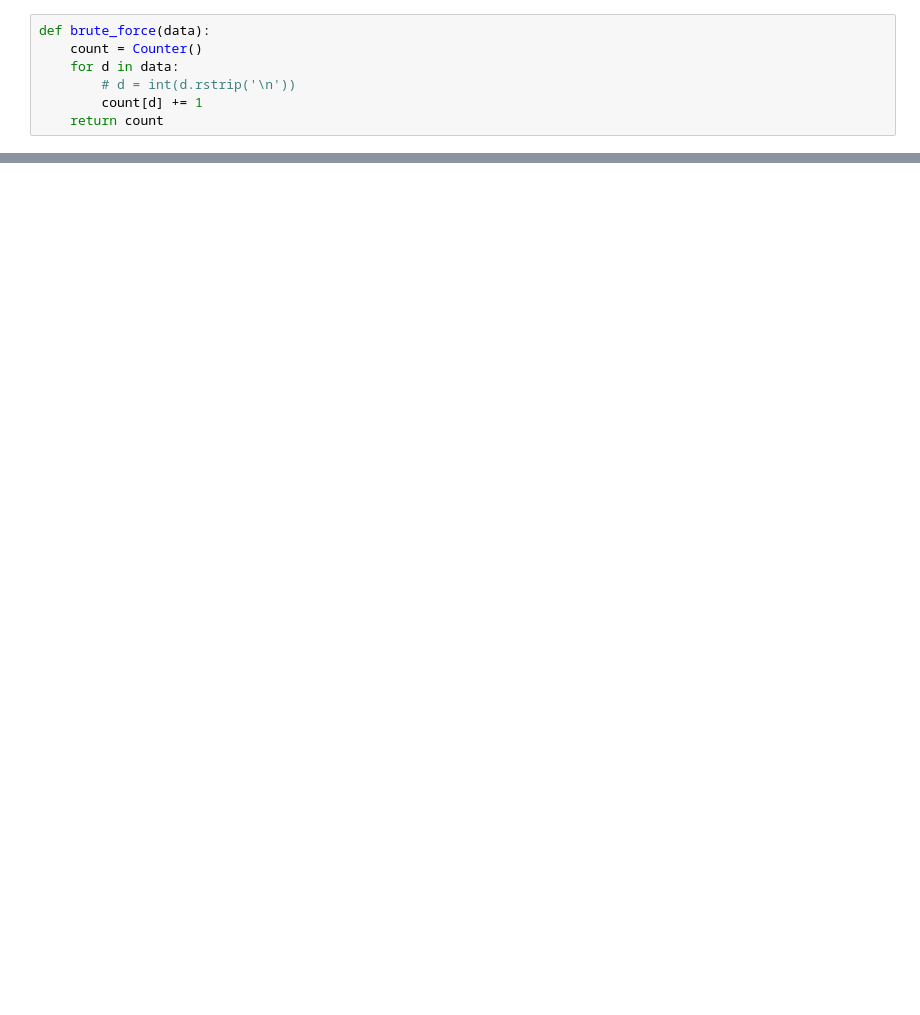
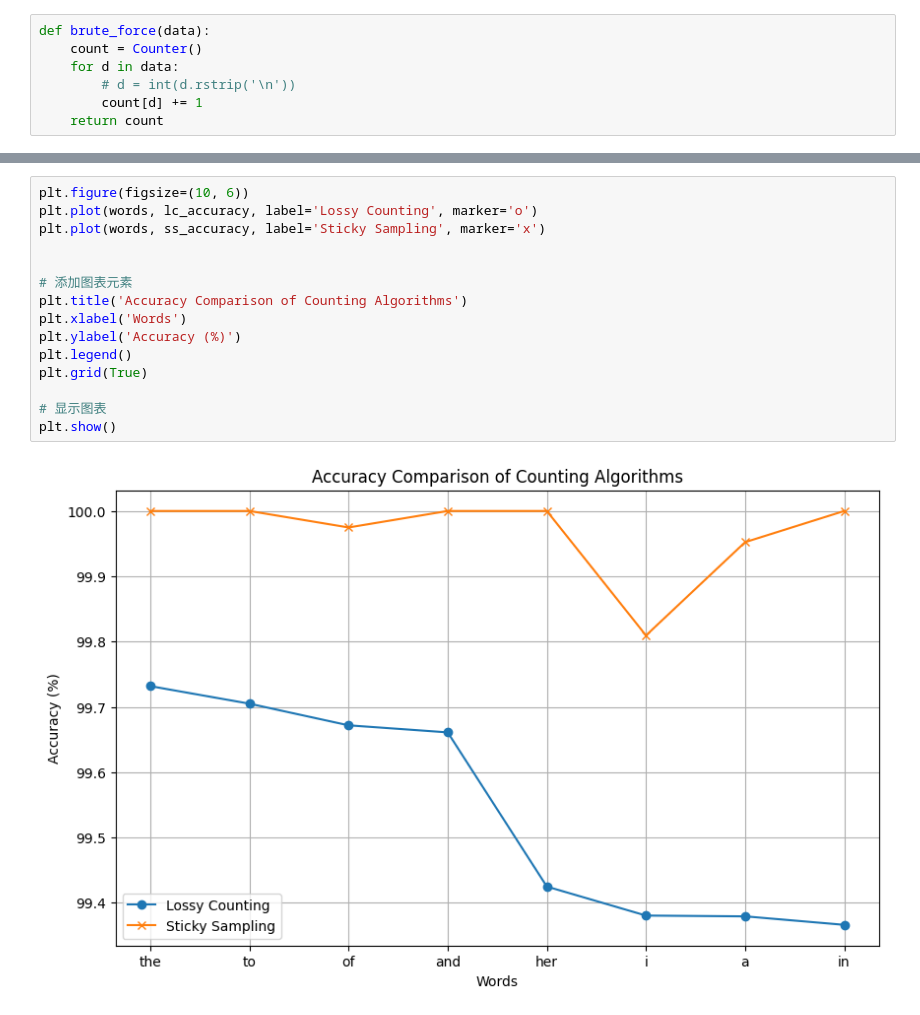
Before and after one commit to KingofGuava/Taming-Big-Data-FP, a Jupyter notebook: FP_Lossy_Count.ipynb, the cells around one changed output, grey strips where cells are left out. Drawn from its saved outputs; the diff is of its cells as text; blank space fills up the shorter version.

```diff
--- a/FP_Lossy_Count.ipynb
+++ b/FP_Lossy_Count.ipynb
@@ -93,0 +370,17 @@ Brute Force Ground Truth： Counter({'the': 4846, 'to': 4405, 'of': 3960, 'and':
+# %%
+plt.figure(figsize=(10, 6))
+plt.plot(words, lc_accuracy, label='Lossy Counting', marker='o')
+plt.plot(words, ss_accuracy, label='Sticky Sampling', marker='x')
+
+
+# 添加图表元素
+plt.title('Accuracy Comparison of Counting Algorithms')
+plt.xlabel('Words')
+plt.ylabel('Accuracy (%)')
+plt.legend()
+plt.grid(True)
+
+# 显示图表
+plt.show()
+# %% [output]
+[figure, added]
```
Also changed, not shown: parts of 19 cells of this notebook, 2 other files.
